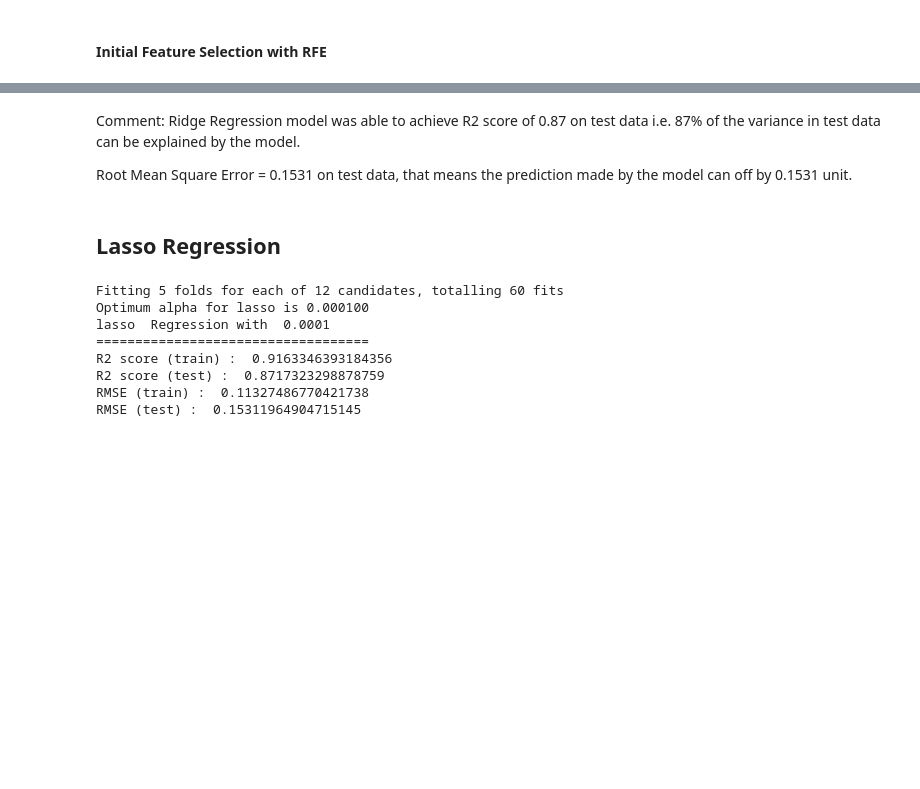
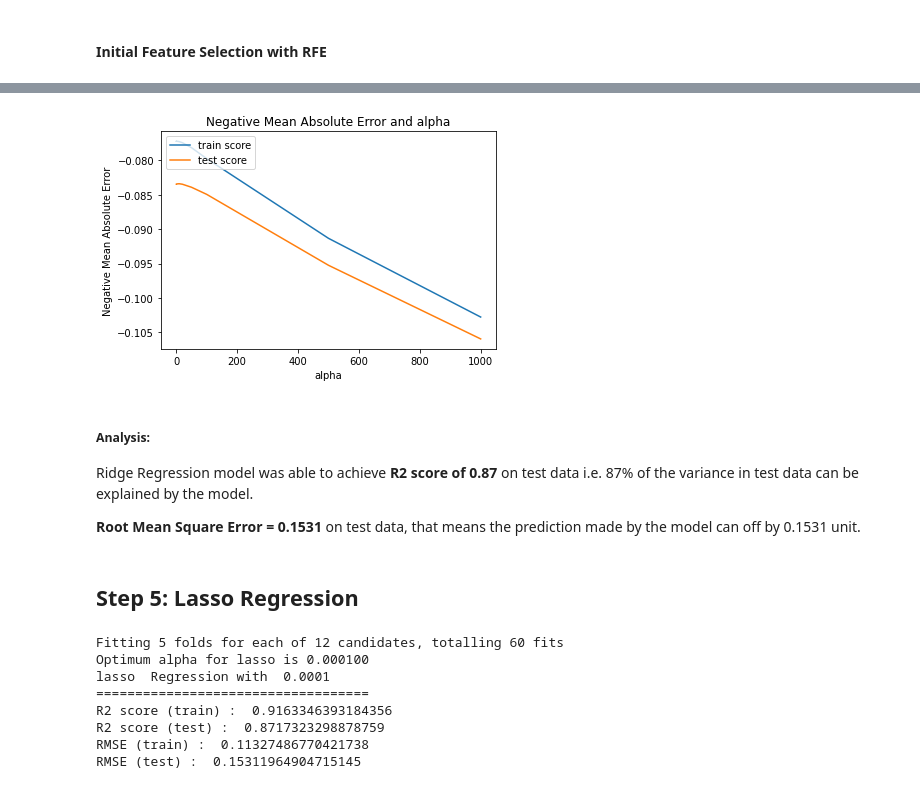
Before and after one commit to samrich76/Advanced-Regression-Assignment, a Jupyter notebook: Australian_market_Predict.ipynb, the cells around one changed output, grey strips where cells are left out. Drawn from its saved outputs; the diff is of its cells as text; code cells hidden in the pictures; blank space fills up the shorter version.

Commit message:
Fifth commit Before Train / Set Split

```diff
--- a/Australian_market_Predict.ipynb
+++ b/Australian_market_Predict.ipynb
@@ -1011,5 +1041,5 @@ def build_model(X_train, y_train, X_test, params, model='ridge'):
   print('RMSE (train) : ', np.sqrt(mean_squared_error(y_train, y_train_pred)))
   print('RMSE (test) : ', np.sqrt(mean_squared_error(y_test, y_test_pred)))
 
-  return final_model, y_test_pred
+  return final_model, y_test_pred ,model_cv
 # %% [markdown]
@@ -1017,6 +1047,5 @@ def build_model(X_train, y_train, X_test, params, model='ridge'):
 # %%
-params = {'alpha': [0.0001, 0.001, 0.01, 0.1, 0.2, 0.3, 0.4, 0.5, 0.6, 0.7, 0.8, 0.9, 1.0, 2.0, 3.0, 4.0, 5.0, 6.0, 7.0, 8.0,
-                    9.0, 10.0, 20, 50, 100, 500, 1000 ]}
+params = {'alpha': [0.0001, 0.001, 0.01, 0.1, 0.2, 0.3, 0.4, 0.5, 0.6, 0.7, 0.8, 0.9, 1.0, 2.0, 3.0, 9.0, 10.0, 20, 50, 100, 500, 1000 ]}
 
-ridge_final_model, y_test_predicted = build_model(X_train_rfe, y_train, X_test_rfe, params, model='ridge')
+ridge_final_model, y_test_predicted , y_model_cv = build_model(X_train_rfe, y_train, X_test_rfe, params, model='ridge')
 # %% [output]
@@ -1028,3 +1057,6 @@ R2 score (train) :  0.9162900520206345
 R2 score (test) :  0.8717043408883183
 RMSE (train) :  0.11330504714465928
 RMSE (test) :  0.15313635408287804
+# %%
+cv_results = pd.DataFrame(y_model_cv.cv_results_)
+cv_results[['params', 'mean_train_score', 'mean_test_score']]
@@ -1031,9 +1081,23 @@ RMSE (test) :  0.15313635408287804
+# %%
+cv_results['param_alpha'] = cv_results['param_alpha'].astype('int32')
+# %%
+plt.plot(cv_results['param_alpha'], cv_results['mean_train_score'])
+plt.plot(cv_results['param_alpha'], cv_results['mean_test_score'])
+plt.xlabel('alpha')
+plt.ylabel('Negative Mean Absolute Error')
+plt.title("Negative Mean Absolute Error and alpha")
+plt.legend(['train score', 'test score'], loc='upper left')
+plt.show()
+# %% [output]
+[figure, added]
 # %% [markdown]
-Comment: Ridge Regression model was able to achieve R2 score of 0.87 on test data i.e. 87% of the variance in test data can be explained by the model.
+##### Analysis:
 
-Root Mean Square Error = 0.1531 on test data, that means the prediction made by the model can off by 0.1531 unit.
+Ridge Regression model was able to achieve **R2 score of 0.87** on test data i.e. 87% of the variance in test data can be explained by the model.
+
+**Root Mean Square Error = 0.1531** on test data, that means the prediction made by the model can off by 0.1531 unit.
 # %% [markdown]
-## Lasso Regression
+## Step 5: Lasso Regression
 # %%
 params = {'alpha': [0.000001, 0.00001,0.0001, 0.001, 0.01, 0.1, 1, 10, 100, 500, 1000, 10000]}
 
```
Also changed, not shown: parts of 21 cells of this notebook.
